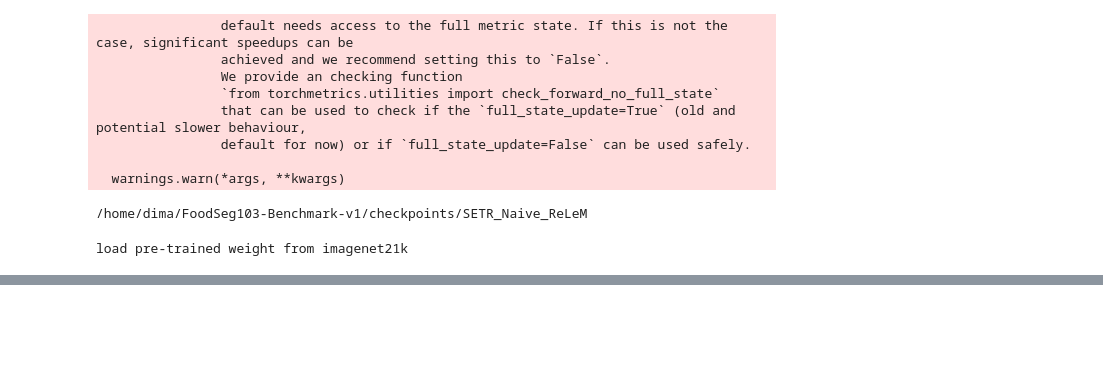
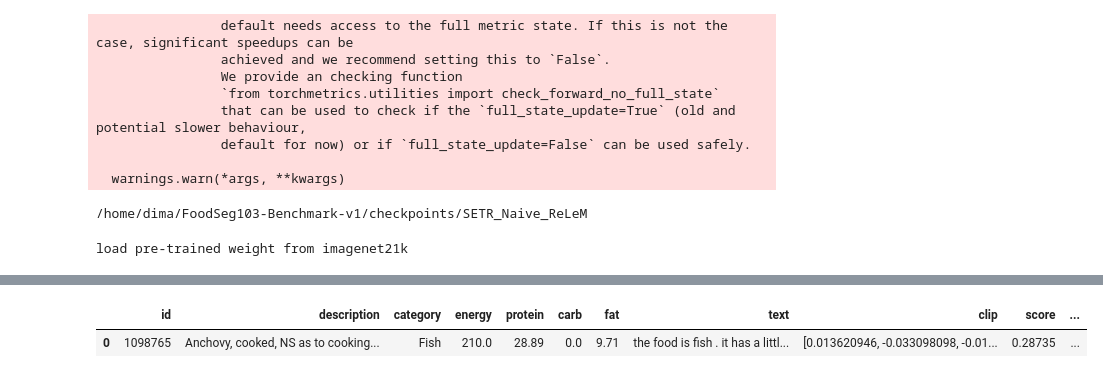
Before and after one commit to DmitriyG228/food, a Jupyter notebook: 00_nbs/01_search.ipynb, the cells around one changed output, grey strips where cells are left out. Cells and saved outputs as stored; diff of their text form; code cells hidden in the pictures; blank space fills up the shorter version.

```diff
--- a/00_nbs/01_search.ipynb
+++ b/00_nbs/01_search.ipynb
@@ -179,0 +276,5 @@ img
+# %%
+clip_df
+# %% [output]
+|  | id | description | category | energy | protein | carb | fat | text | clip | score | ... |
+| 0 | 1098765 | Anchovy, cooked, NS as to cooking... | Fish | 210.0 | 28.89 | 0.0 | 9.71 | the food is fish . it has a littl... | [0.013620946, -0.033098098, -0.01... | 0.28735 | ... |
```
Also changed, not shown: parts of 22 cells of this notebook, 8 other files.
